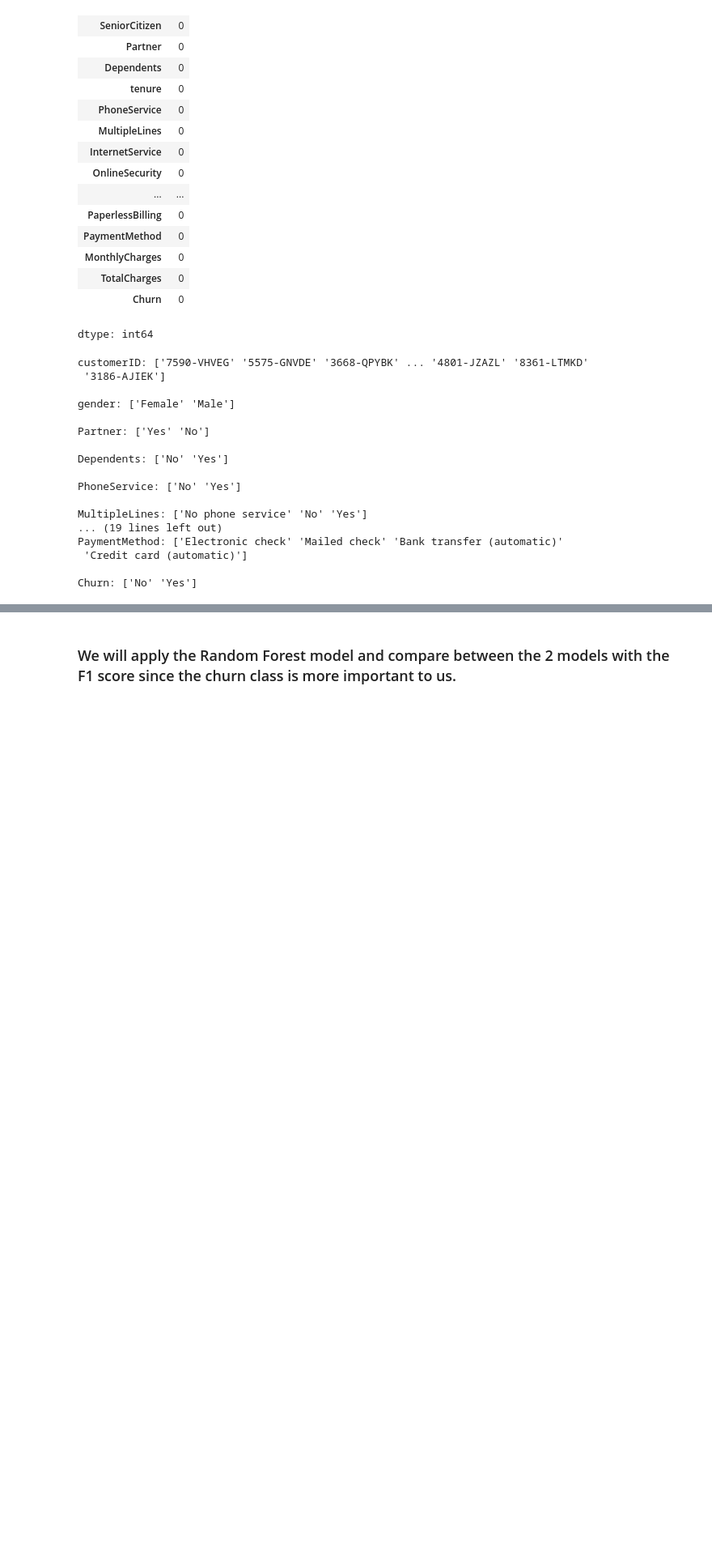
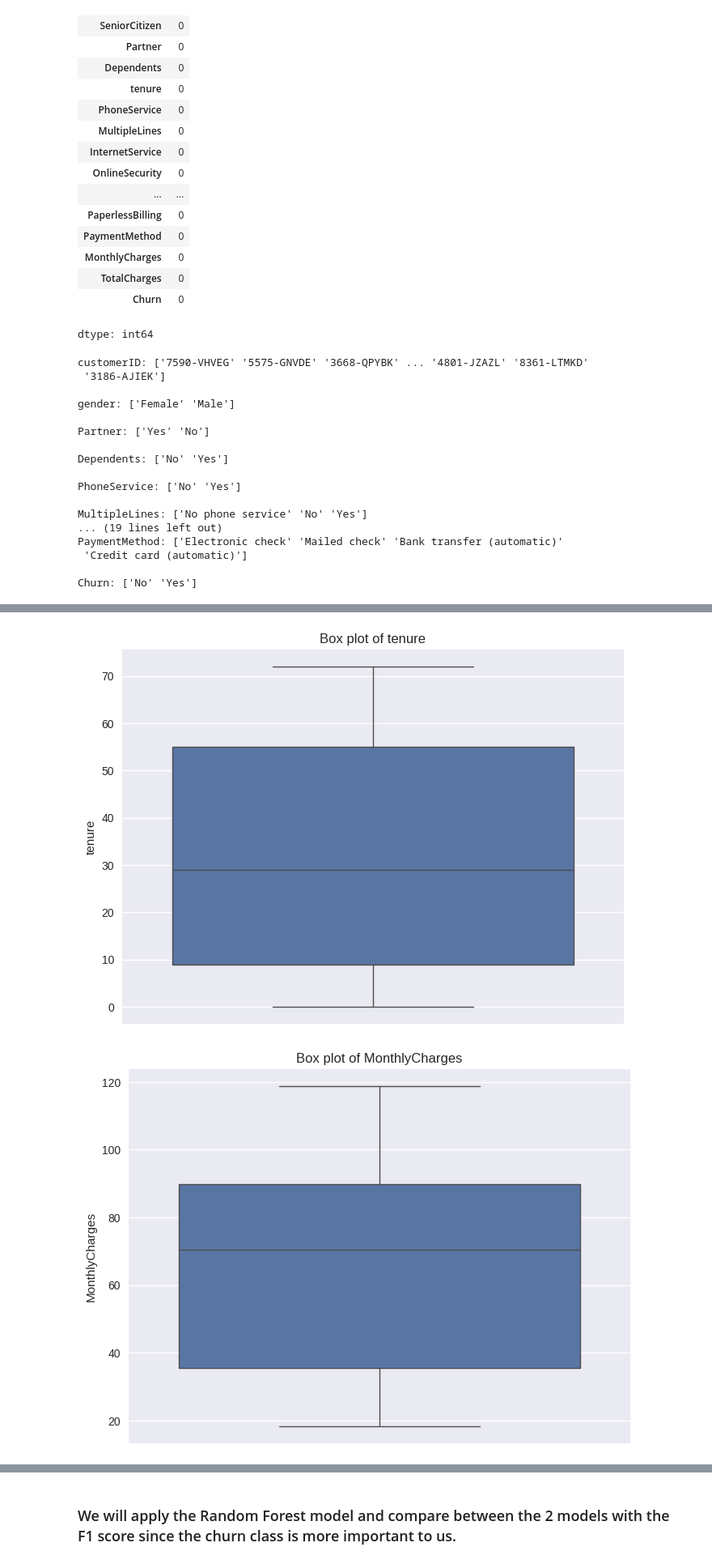
Before and after one commit to TameemAlghazaly/Data-Science-Projects, a Jupyter notebook: Customer Churn Classification/Customer Churn Project Updated.ipynb, the cells around one changed output, grey strips where cells are left out. Shown at 81% size. Cells and saved outputs as stored; diff of their text form; code cells hidden in the pictures; blank space fills up the shorter version.

```diff
--- a/Customer Churn Classification/Customer Churn Project Updated.ipynb
+++ b/Customer Churn Classification/Customer Churn Project Updated.ipynb
@@ -296,9 +244,0 @@ PaymentMethod : ['Electronic check' 'Mailed check' 'Bank transfer (automatic)'
-# %%
-# prompt: for each columns replace no internet service with no
-
-for col in ['OnlineSecurity', 'OnlineBackup', 'DeviceProtection', 'TechSupport', 'StreamingTV', 'StreamingMovies']:
-  df[col] = df[col].replace('No internet service', 'No')
-
-for col in categorical_col:
-  print(f"{col} : {df[col].unique()}")
-  print("====================================")
@@ -323,6 +244,0 @@ PaymentMethod : ['Electronic check' 'Mailed check' 'Bank transfer (automatic)'
-# %%
-df['MultipleLines'] = df['MultipleLines'].replace('No phone service', 'No')
-
-for col in categorical_col:
-  print(f"{col} : {df[col].unique()}")
-  print("====================================")
@@ -348,0 +310,13 @@ PaymentMethod : ['Electronic check' 'Mailed check' 'Bank transfer (automatic)'
+# %%
+# checking for outliers in numerical columns using box plots
+numerical_features = ['tenure', 'MonthlyCharges', 'TotalCharges']
+
+for col in numerical_features:
+    plt.figure(figsize=(8, 6))
+    sns.boxplot(data=df, y=col)
+    plt.title(f'Box plot of {col}')
+    plt.ylabel(col)
+    plt.show()
+# %% [output]
+[figure, added]
+[figure, added]
```
Also changed, not shown: parts of 81 cells of this notebook.
